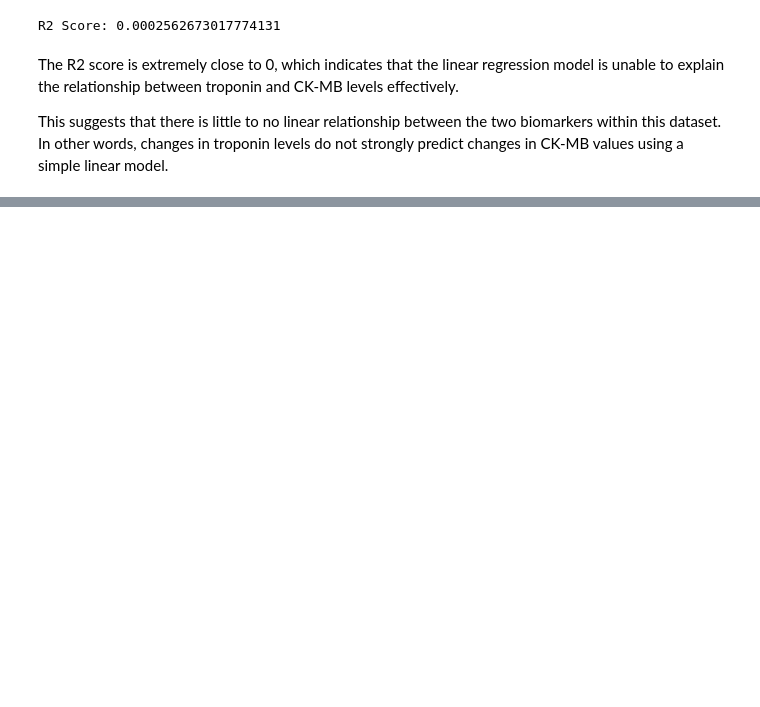
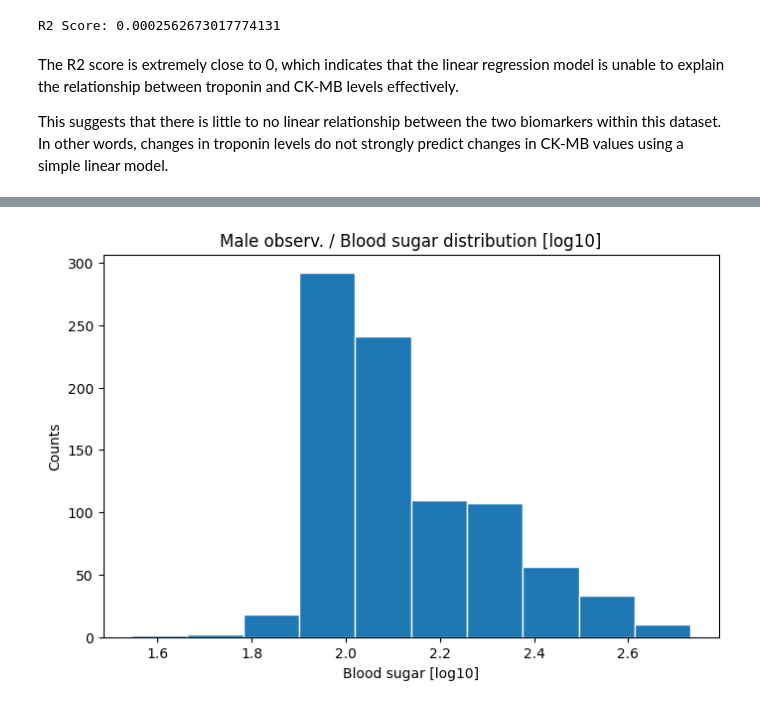
Before and after one commit to plamensve/ds_retake_exam_2026, a Jupyter notebook: notebooks/03_dataset_2_overview.ipynb, the cells around one changed output, grey strips where cells are left out. Cells and saved outputs as stored; diff of their text form; code cells hidden in the pictures; blank space fills up the shorter version.

```diff
--- a/notebooks/03_dataset_2_overview.ipynb
+++ b/notebooks/03_dataset_2_overview.ipynb
@@ -314,0 +434,14 @@ This suggests that there is little to no linear relationship between the two bio
+# %%
+male = df[df['gender'] == 1]
+female = df[df['gender'] == 0]
+# %%
+plt.figure(figsize=(8, 5))
+
+plt.hist(log10(male['blood_sugar']), edgecolor='white')
+
+plt.xlabel('Blood sugar [log10]')
+plt.ylabel('Counts')
+plt.title('Male observ. / Blood sugar distribution [log10]')
+plt.show()
+# %% [output]
+[figure, added]
```
Also changed, not shown: parts of 30 cells of this notebook.
